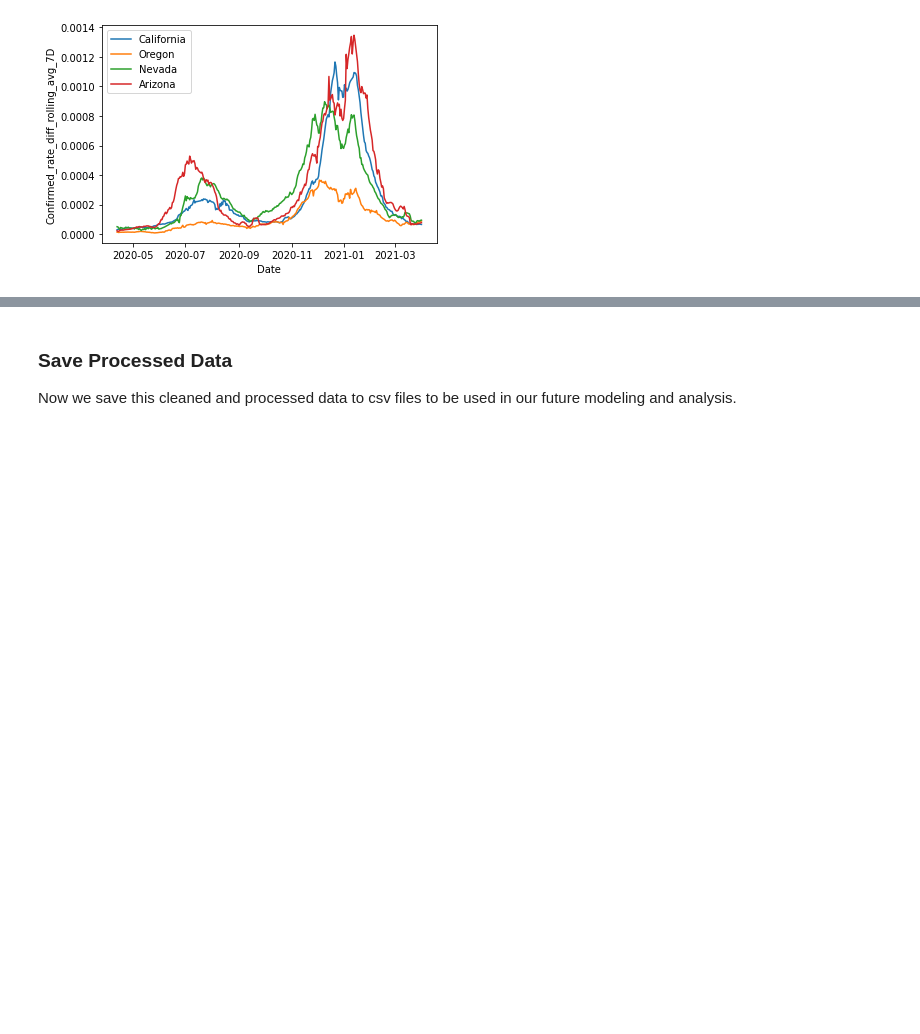
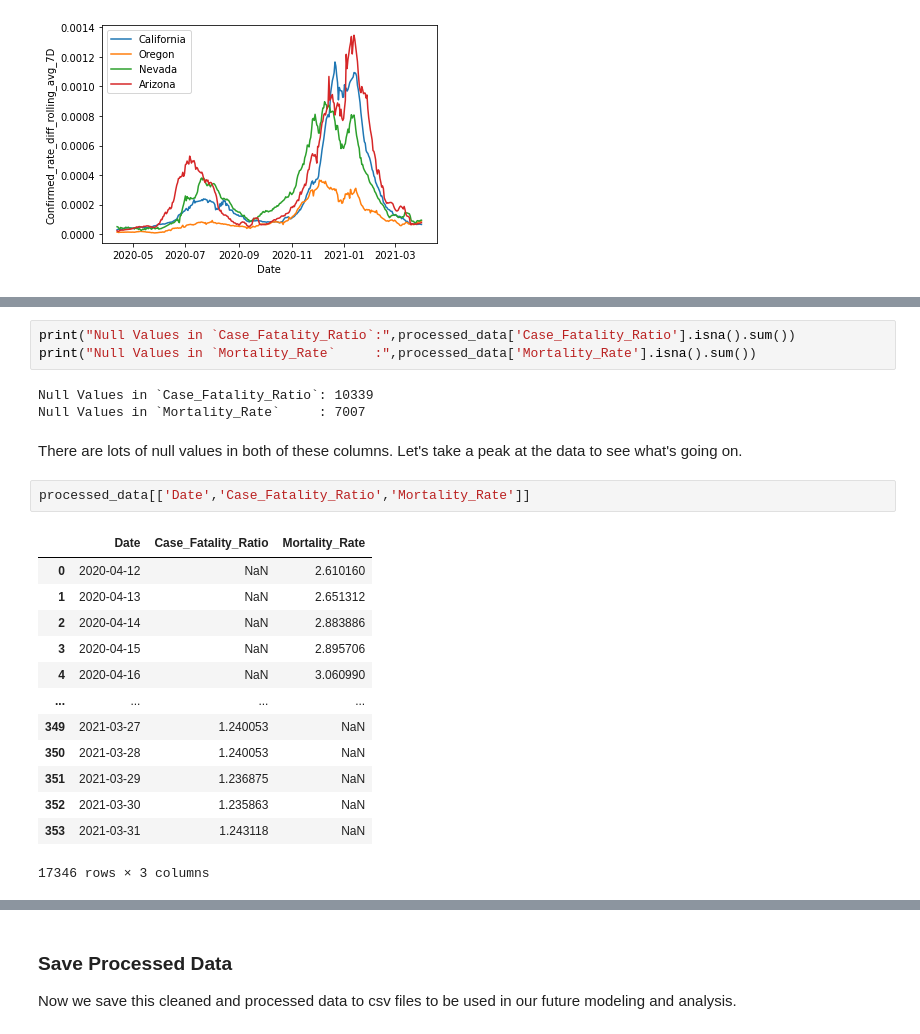
Before and after one commit to amichaelsen/COVID_project, a Jupyter notebook: analysis/covid_data_processing.ipynb, the cells around one changed output, grey strips where cells are left out. Cells and saved outputs as stored; diff of their text form; blank space fills up the shorter version.

```diff
--- a/analysis/covid_data_processing.ipynb
+++ b/analysis/covid_data_processing.ipynb
@@ -423,0 +428,24 @@ plot_states_over_time(processed_data, ['California','Oregon','Nevada','Arizona']
+# %%
+print("Null Values in `Case_Fatality_Ratio`:",processed_data['Case_Fatality_Ratio'].isna().sum())
+print("Null Values in `Mortality_Rate`     :",processed_data['Mortality_Rate'].isna().sum())
+# %% [output]
+Null Values in `Case_Fatality_Ratio`: 10339
+Null Values in `Mortality_Rate`     : 7007
+# %% [markdown]
+There are lots of null values in both of these columns. Let's take a peak at the data to see what's going on.
+# %%
+processed_data[['Date','Case_Fatality_Ratio','Mortality_Rate']]
+# %% [output]
+|  | Date | Case_Fatality_Ratio | Mortality_Rate |
+| 0 | 2020-04-12 | NaN | 2.610160 |
+| 1 | 2020-04-13 | NaN | 2.651312 |
+| 2 | 2020-04-14 | NaN | 2.883886 |
+| 3 | 2020-04-15 | NaN | 2.895706 |
+| 4 | 2020-04-16 | NaN | 3.060990 |
+| ... | ... | ... | ... |
+| 349 | 2021-03-27 | 1.240053 | NaN |
+| 350 | 2021-03-28 | 1.240053 | NaN |
+| 351 | 2021-03-29 | 1.236875 | NaN |
+| 352 | 2021-03-30 | 1.235863 | NaN |
+| 353 | 2021-03-31 | 1.243118 | NaN |
+17346 rows × 3 columns
```
Also changed, not shown: parts of 9 cells of this notebook, 1 other file.
